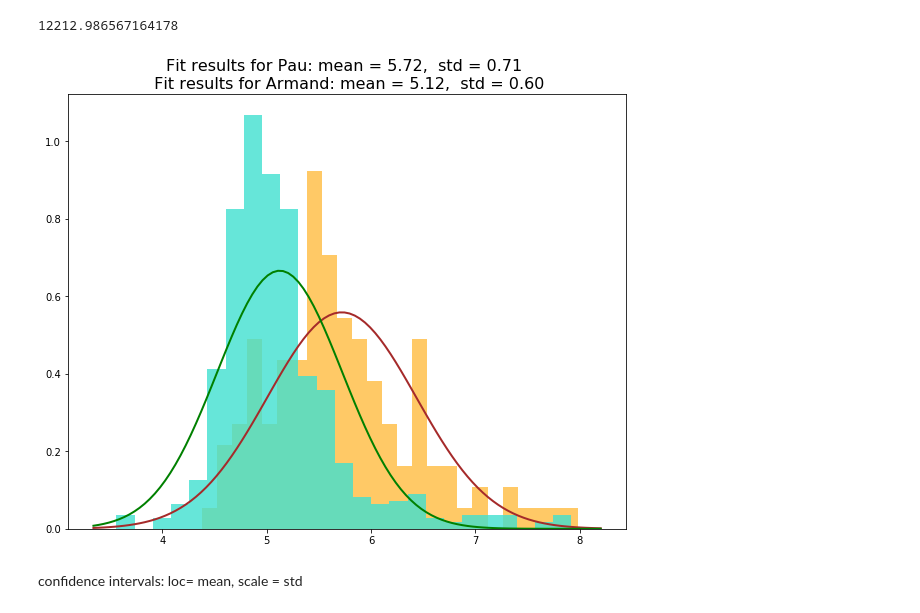
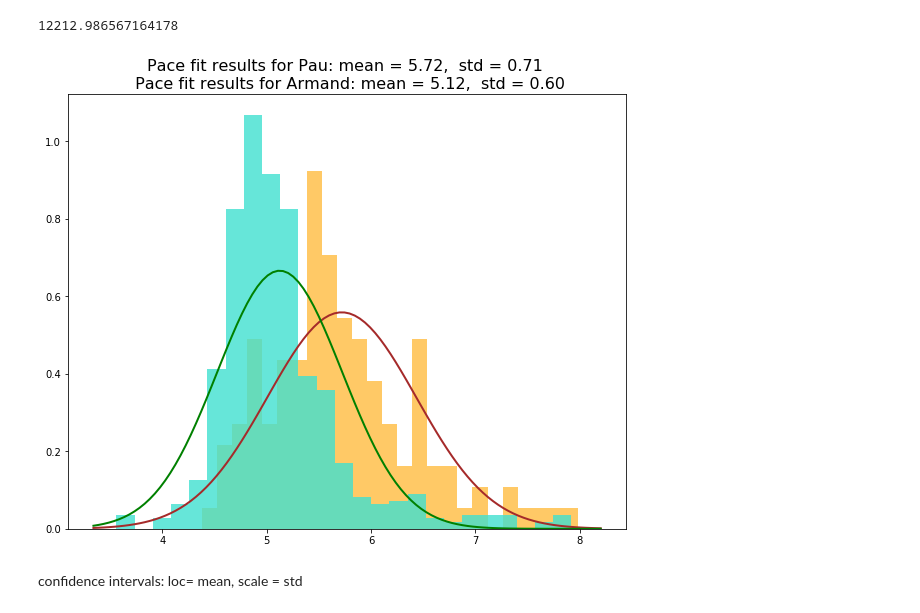
Before and after one commit to pausampietro/run_perfomance, a Jupyter notebook: 2. Data Exploratory Analysis.ipynb, the cells around one changed output. Saved outputs shown, nothing was run; the diff lists cells and outputs as text; code cells hidden in the pictures.

```diff
--- a/2. Data Exploratory Analysis.ipynb
+++ b/2. Data Exploratory Analysis.ipynb
@@ -55,29 +55,28 @@ moves['distance'][moves.athlete=='A'].mean()
 # %%
 # Fitting a normal distribution to the data:
 data_p = moves['pace'][(moves.pace > 2) & (moves.pace < 8) & (moves.athlete == 'P')]
 data_a = moves['pace'][(moves.pace > 2) & (moves.pace < 8) & (moves.athlete == 'A')]
 mu_p, std_p = stats.norm.fit(data_p)
 mu_a, std_a = stats.norm.fit(data_a)
 
 # Plotting Histograms for both Pau and Armand pacing
 plt.figure(figsize=(10,8))
 plt.hist(data_p, bins = 25, density=True, alpha=0.6, color='orange')
 plt.hist(data_a, bins = 25, density=True, alpha=0.8, color='turquoise')
 
 #Plotting normal distributions (PDF)
 xmin, xmax = plt.xlim()
 x = np.linspace(xmin, xmax, 100)
 p_p = stats.norm.pdf(x, mu_p, std_p)
 p_a = stats.norm.pdf(x, mu_a, std_a)
 plt.plot(x, p_p, 'k', linewidth=2, color = 'brown')
 plt.plot(x, p_a, 'k', linewidth=2, color = 'green')
 
-title = """Fit results for Pau: mean = %.2f,  std = %.2f \n Fit results for Armand: mean = %.2f,  std = %.2f""" % (mu_p, std_p, mu_a, std_a)
-plt.title('Pace (min/km)', fontsize = 16)
+title = """Pace fit results for Pau: mean = %.2f,  std = %.2f \n Pace fit results for Armand: mean = %.2f,  std = %.2f""" % (mu_p, std_p, mu_a, std_a)
 plt.title(title, fontsize = 16)
 plt.show()
 # %% [output]
-[figure, old version]
+[figure, new version]
 # %% [markdown]
 confidence intervals: loc= mean, scale = std
 # %%
```
Also changed, not shown: parts of 1 cell of this notebook.
